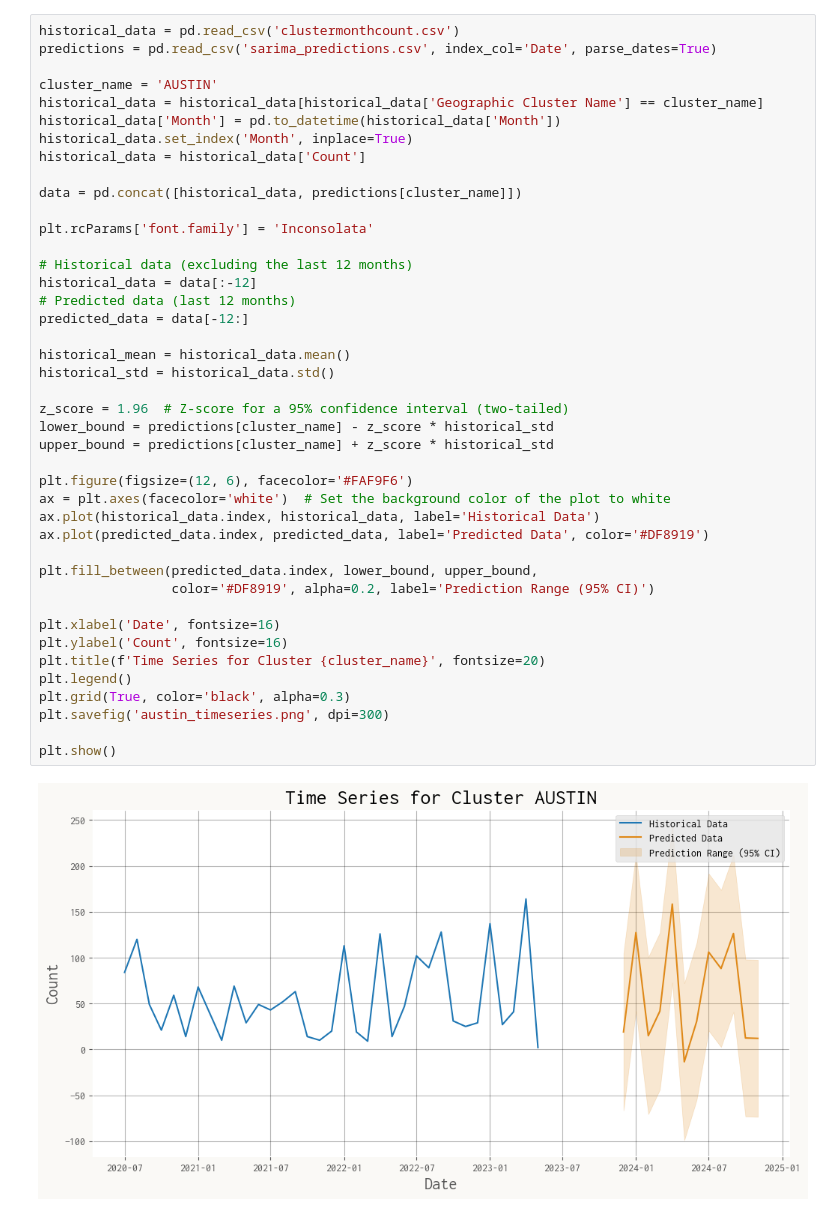
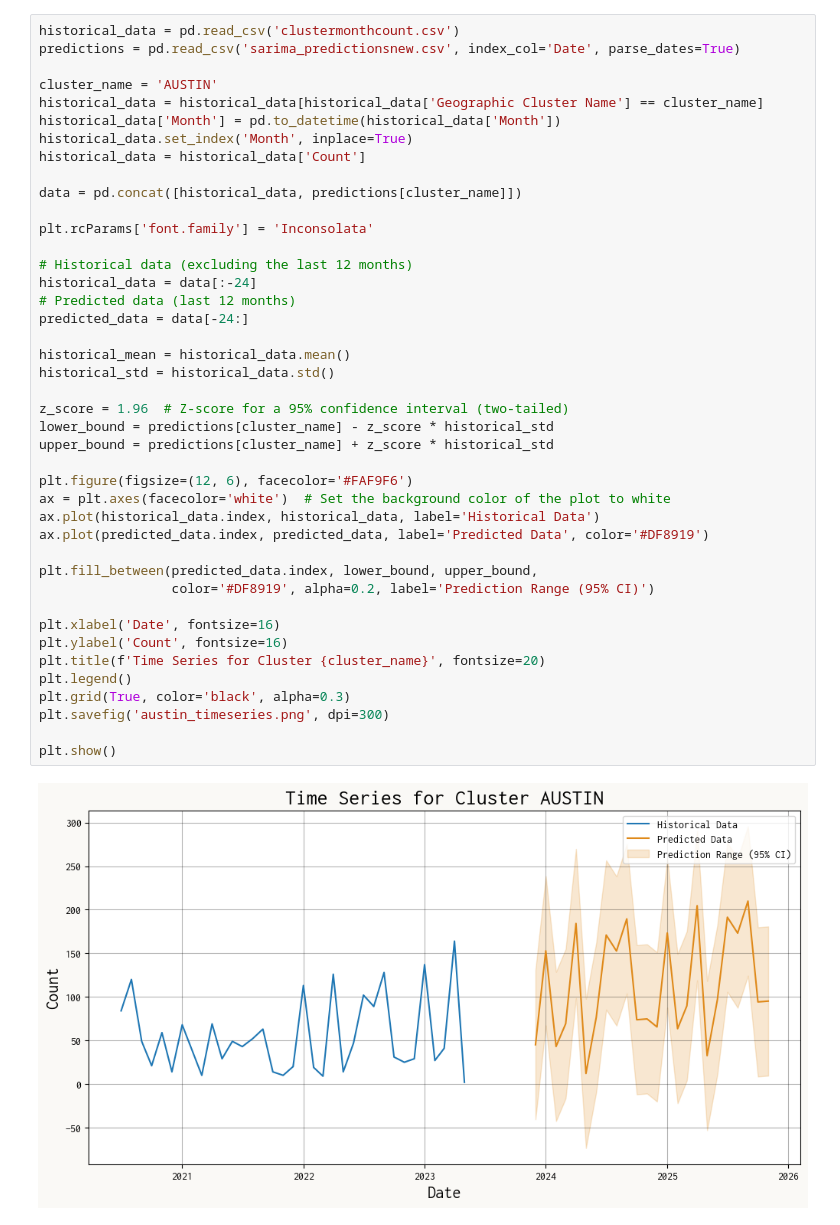
Before and after one commit to ishasharma2/stat390, a Jupyter notebook: mcmf_model.ipynb, the cells around one changed output. Cells and saved outputs as stored; diff of their text form.

Commit message:
trying out some other methods; going back to original sarima
plots are now predicting next 24 months

```diff
--- a/mcmf_model.ipynb
+++ b/mcmf_model.ipynb
@@ -184,6 +298,6 @@ sarima_predictions
 # %%
 historical_data = pd.read_csv('clustermonthcount.csv')
-predictions = pd.read_csv('sarima_predictions.csv', index_col='Date', parse_dates=True)
+predictions = pd.read_csv('sarima_predictionsnew.csv', index_col='Date', parse_dates=True)
 
 cluster_name = 'AUSTIN'
 historical_data = historical_data[historical_data['Geographic Cluster Name'] == cluster_name]
@@ -195,35 +309,35 @@ data = pd.concat([historical_data, predictions[cluster_name]])
 
 plt.rcParams['font.family'] = 'Inconsolata'
 
 # Historical data (excluding the last 12 months)
-historical_data = data[:-12]
+historical_data = data[:-24]
 # Predicted data (last 12 months)
-predicted_data = data[-12:]
+predicted_data = data[-24:]
 
 historical_mean = historical_data.mean()
 historical_std = historical_data.std()
 
 z_score = 1.96  # Z-score for a 95% confidence interval (two-tailed)
 lower_bound = predictions[cluster_name] - z_score * historical_std
 upper_bound = predictions[cluster_name] + z_score * historical_std
 
 plt.figure(figsize=(12, 6), facecolor='#FAF9F6')
 ax = plt.axes(facecolor='white')  # Set the background color of the plot to white
 ax.plot(historical_data.index, historical_data, label='Historical Data')
 ax.plot(predicted_data.index, predicted_data, label='Predicted Data', color='#DF8919')
 
 plt.fill_between(predicted_data.index, lower_bound, upper_bound,
                  color='#DF8919', alpha=0.2, label='Prediction Range (95% CI)')
 
 plt.xlabel('Date', fontsize=16)
 plt.ylabel('Count', fontsize=16)
 plt.title(f'Time Series for Cluster {cluster_name}', fontsize=20)
 plt.legend()
 plt.grid(True, color='black', alpha=0.3)
 plt.savefig('austin_timeseries.png', dpi=300)
 
 plt.show()
 # %% [output]
-[figure, old version]
+[figure, new version]
 # %%
 historical_data = pd.read_csv('clustermonthcount.csv')
```
Also changed, not shown: parts of 14 cells of this notebook, 8 other files.
